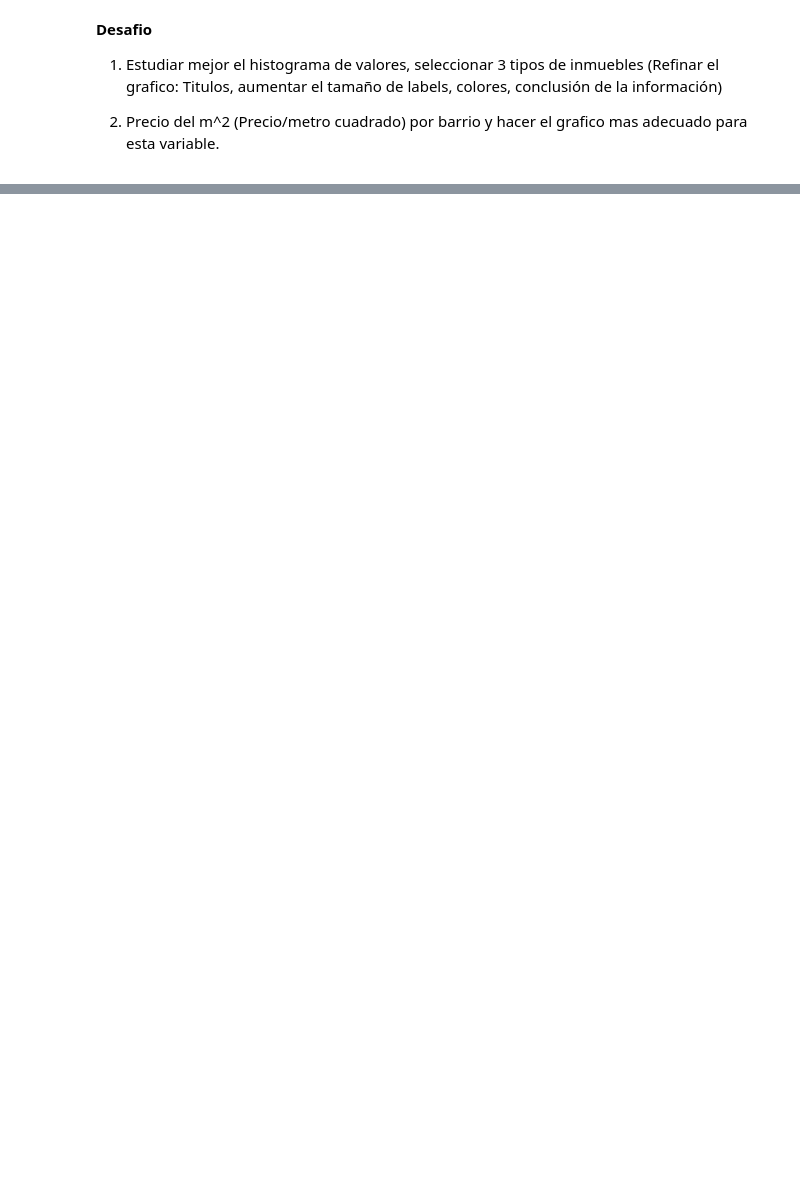
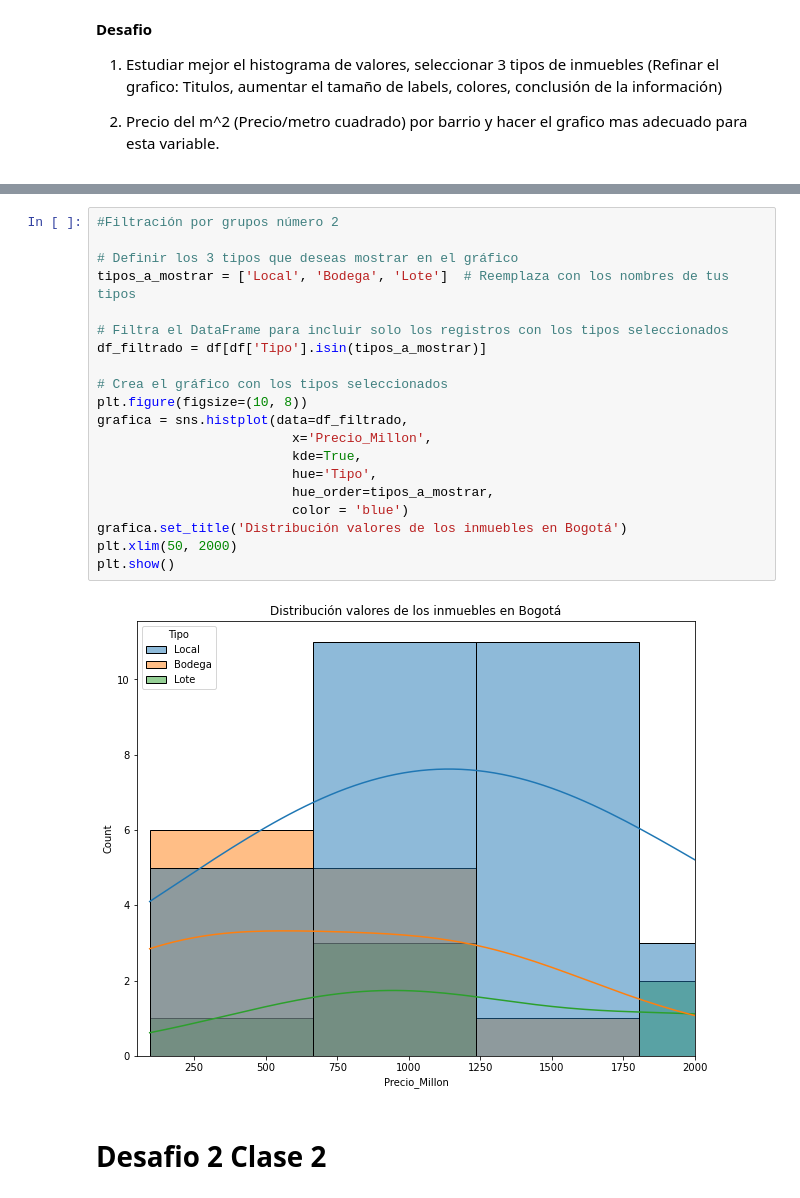
Before and after one commit to ErikLopez04/InmersionDatosPandas, a Jupyter notebook: pandas.ipynb, the cells around one changed output, grey strips where cells are left out. Saved outputs shown, nothing was run; the diff lists cells and outputs as text; blank space fills up the shorter version.

Commit message:
Avance Desafio clase 2

```diff
--- a/pandas.ipynb
+++ b/pandas.ipynb
@@ -427,0 +459,24 @@ plt.show()
+# %%
+#Filtración por grupos número 2
+
+# Definir los 3 tipos que deseas mostrar en el gráfico
+tipos_a_mostrar = ['Local', 'Bodega', 'Lote']  # Reemplaza con los nombres de tus tipos
+
+# Filtra el DataFrame para incluir solo los registros con los tipos seleccionados
+df_filtrado = df[df['Tipo'].isin(tipos_a_mostrar)]
+
+# Crea el gráfico con los tipos seleccionados
+plt.figure(figsize=(10, 8))
+grafica = sns.histplot(data=df_filtrado,
+                         x='Precio_Millon',
+                         kde=True,
+                         hue='Tipo',
+                         hue_order=tipos_a_mostrar,
+                         color = 'blue')
+grafica.set_title('Distribución valores de los inmuebles en Bogotá')
+plt.xlim(50, 2000)
+plt.show()
+# %% [output]
+[figure, added]
+# %% [markdown]
+# Desafio 2 Clase 2
```
Also changed, not shown: parts of 9 cells of this notebook.
